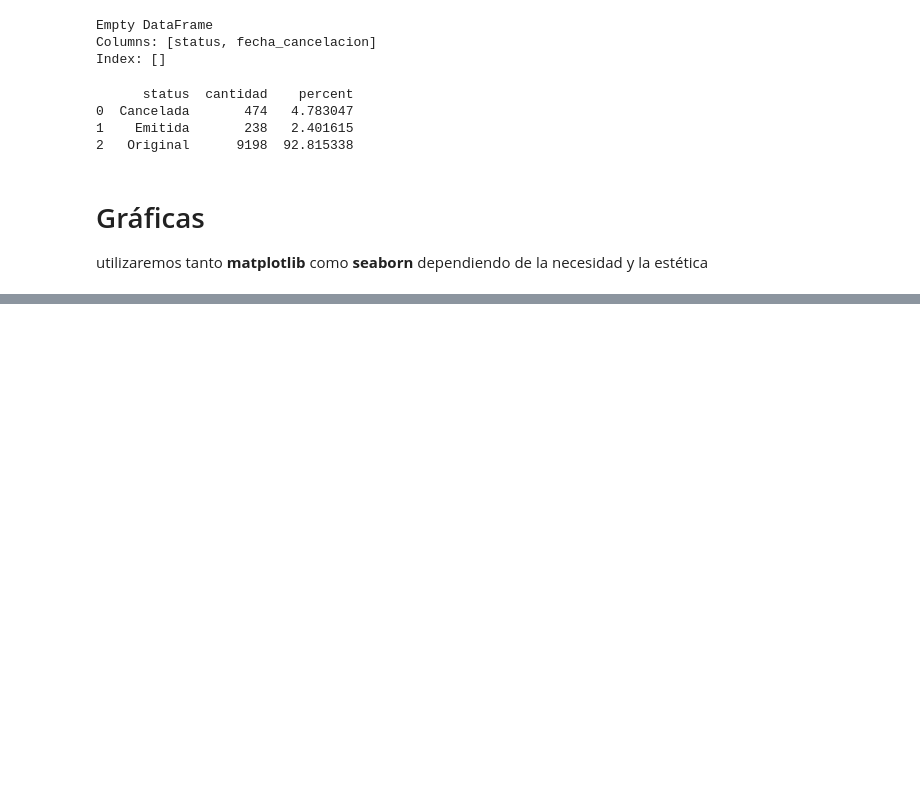
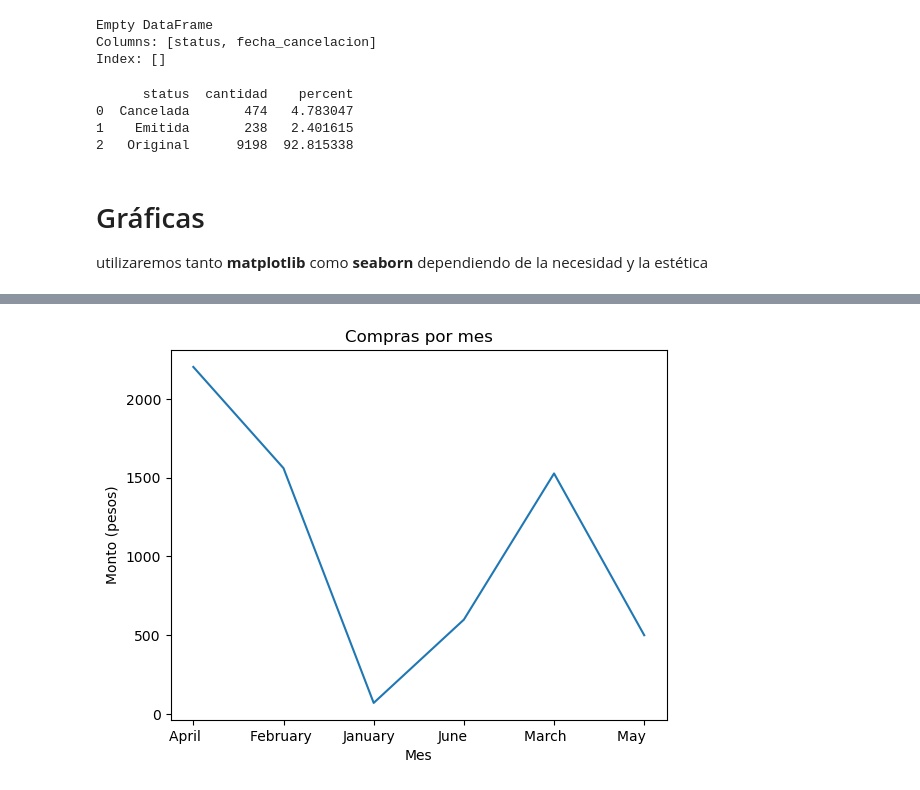
Before and after one commit to Samaelthecreator/DataAnalyst, a Jupyter notebook: comprasAnalysis.ipynb, the cells around one changed output, grey strips where cells are left out. Cells and saved outputs as stored; diff of their text form; code cells hidden in the pictures; blank space fills up the shorter version.

```diff
--- a/comprasAnalysis.ipynb
+++ b/comprasAnalysis.ipynb
@@ -281,0 +331,12 @@ y2020
+# %%
+y2024 = prov_por_año['2024']
+q2024 = '''SELECT mes, importe_total AS 'importe total' FROM y2024 GROUP BY mes'''
+y2024= ps.sqldf(q2024,locals())
+
+plt.plot(y2024['mes'],y2024['importe total'])
+plt.xlabel("Mes")
+plt.ylabel("Monto (pesos)")
+plt.title("Compras por mes")
+plt.show()
+# %% [output]
+[figure, added]
```
Also changed, not shown: parts of 8 cells of this notebook.
